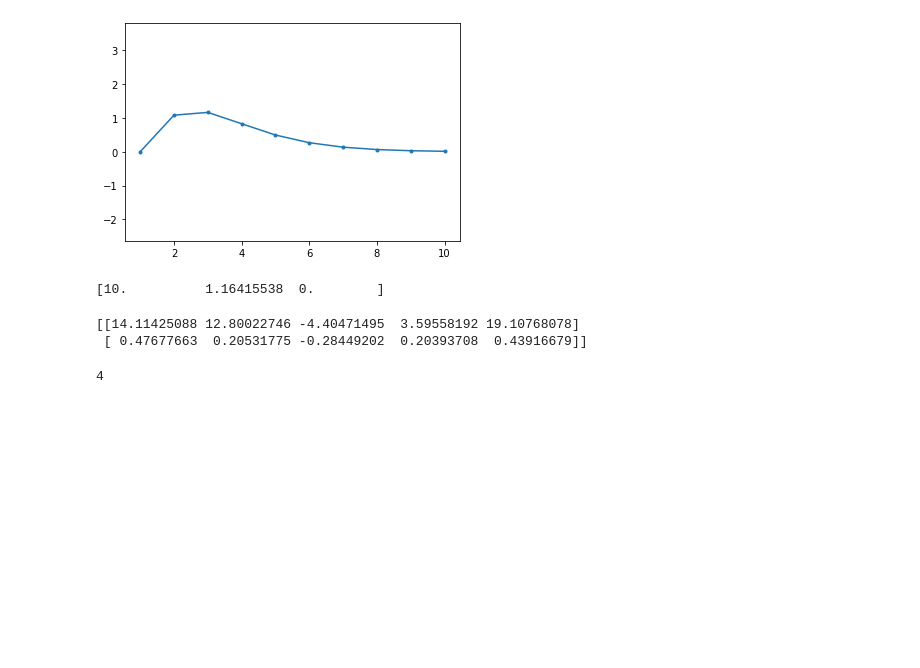
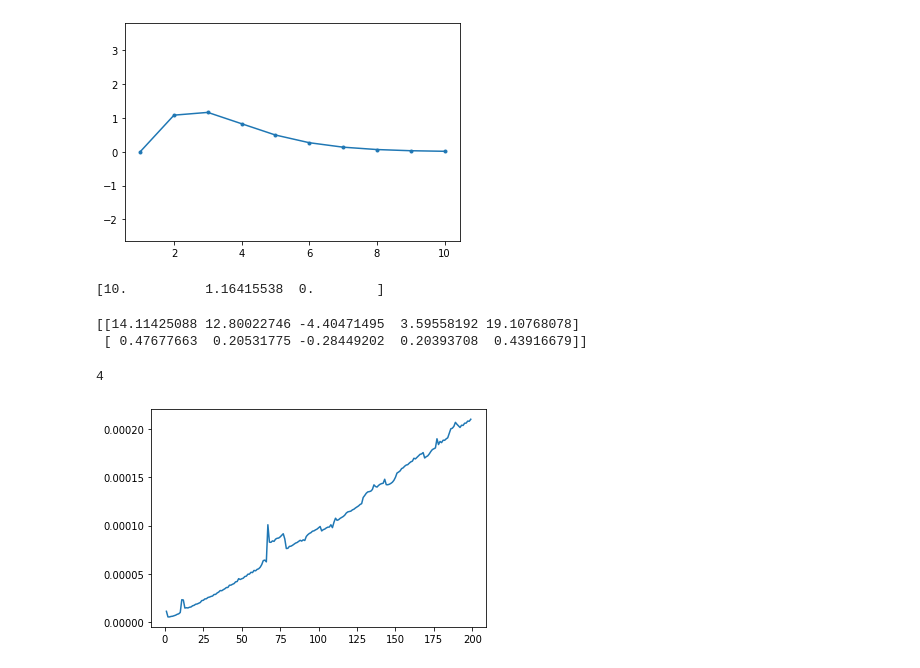
Before and after one commit to wolfram1293/Algorithm, a Jupyter notebook: test.ipynb, the cells around one changed output. Saved outputs shown, nothing was run; the diff lists cells and outputs as text; code cells hidden in the pictures; blank space fills up the shorter version.

Commit message:
add test txt

```diff
--- a/test.ipynb
+++ b/test.ipynb
@@ -1080,3 +1080,18 @@ res = post(query)
 print(res['data']['user']['organizations']['totalCount'])
 # %% [output]
 4
+# %%
+with open('test2.txt', mode='r') as f:
+    y21 = list(map(float, f.read().split(',')))
+
+with open('test2vm.txt', mode='r') as f:
+    y22 = list(map(float, f.read().split(',')))
+# %%
+import matplotlib.pyplot as plt
+x = [i for i in range(1, 200)]
+plt.figure()
+plt.plot(x, y21)
+plt.plot(x, y22)
+plt.show()
+# %% [output]
+[figure, added]
```
Also changed, not shown: parts of 2 cells of this notebook, 5 other files.
